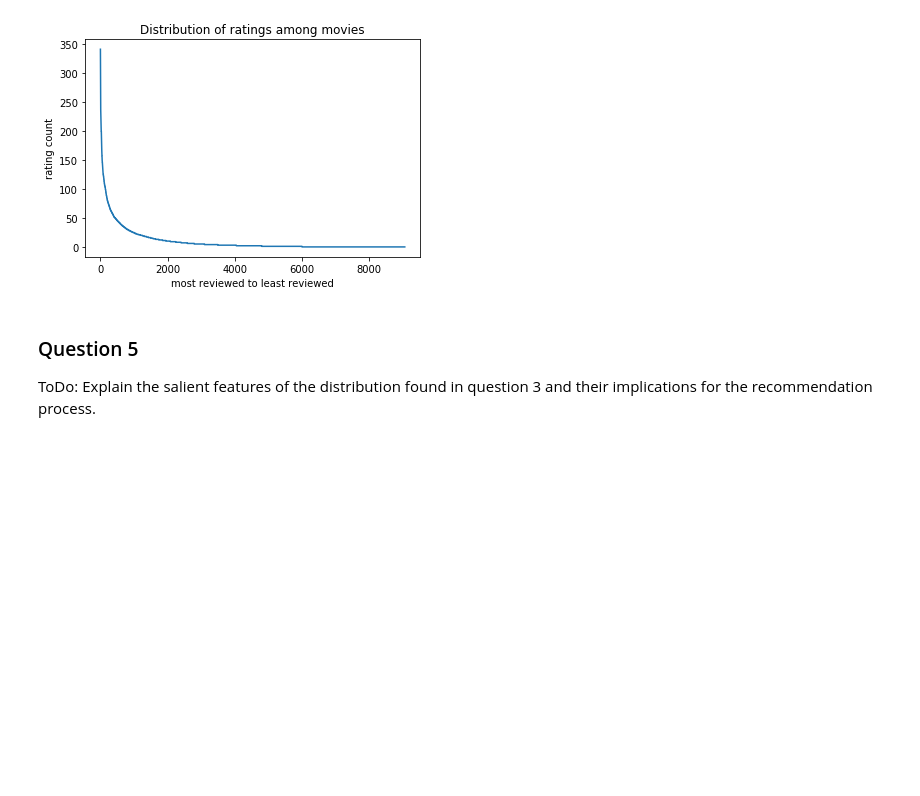
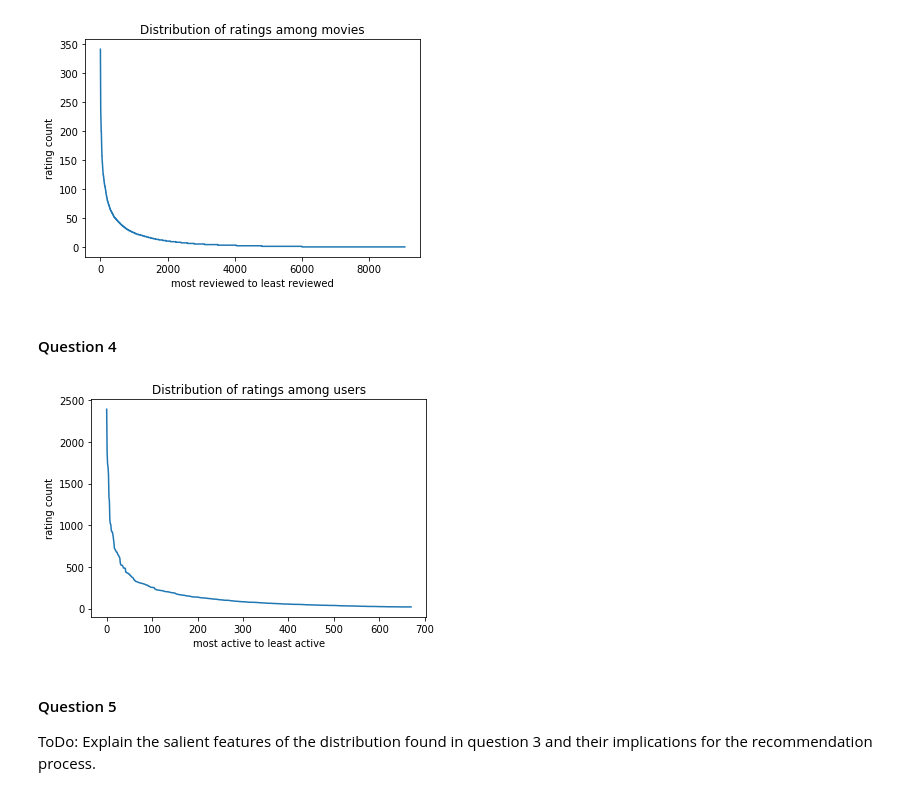
Before and after one commit to popo0293/EE219Project3, a Jupyter notebook: Project3.ipynb, the cells around one changed output. Cells and saved outputs as stored; diff of their text form; code cells hidden in the pictures; blank space fills up the shorter version.

```diff
--- a/Project3.ipynb
+++ b/Project3.ipynb
@@ -53,17 +77,21 @@ ax.set_ylabel("rating count")
 plt.show()
 # %% [output]
 [figure]
+# %% [markdown]
+#### Question 4
 # %%
 # Question 4
 plt.figure()
 user_rating_count = np.count_nonzero(R, axis=1)
 sorted_urc = sorted(user_rating_count, reverse=True)
 ax = plt.subplot(111)
 ax.plot(range(len(user_rating_count)), sorted_urc, '-')
-ax.title("Distribution of ratings among users")
+ax.set_title("Distribution of ratings among users")
 ax.set_xlabel("most active to least active")
 ax.set_ylabel("rating count")
 plt.show()
+# %% [output]
+[figure, added]
 # %% [markdown]
-### Question 5
+#### Question 5
 ToDo: Explain the salient features of the distribution found in question 3 and their implications for the recommendation process.
```
Also changed, not shown: parts of 6 cells of this notebook, 1 other file.
